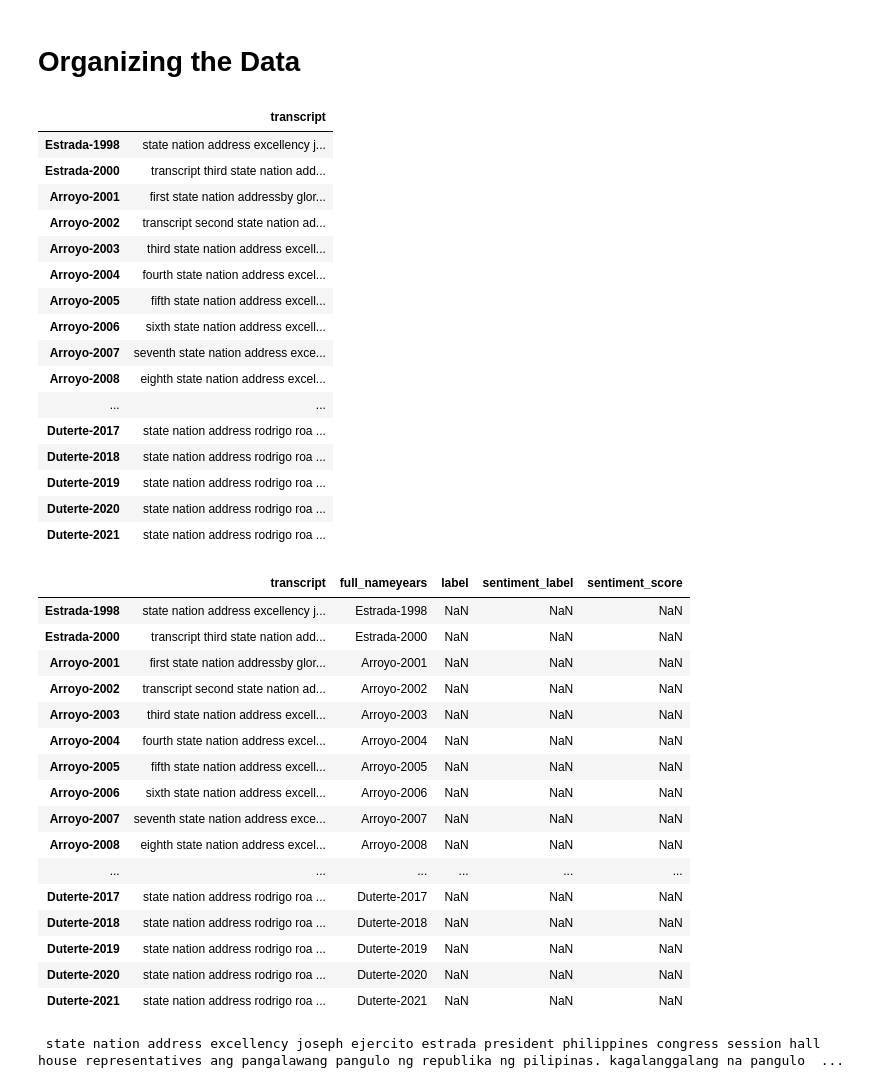
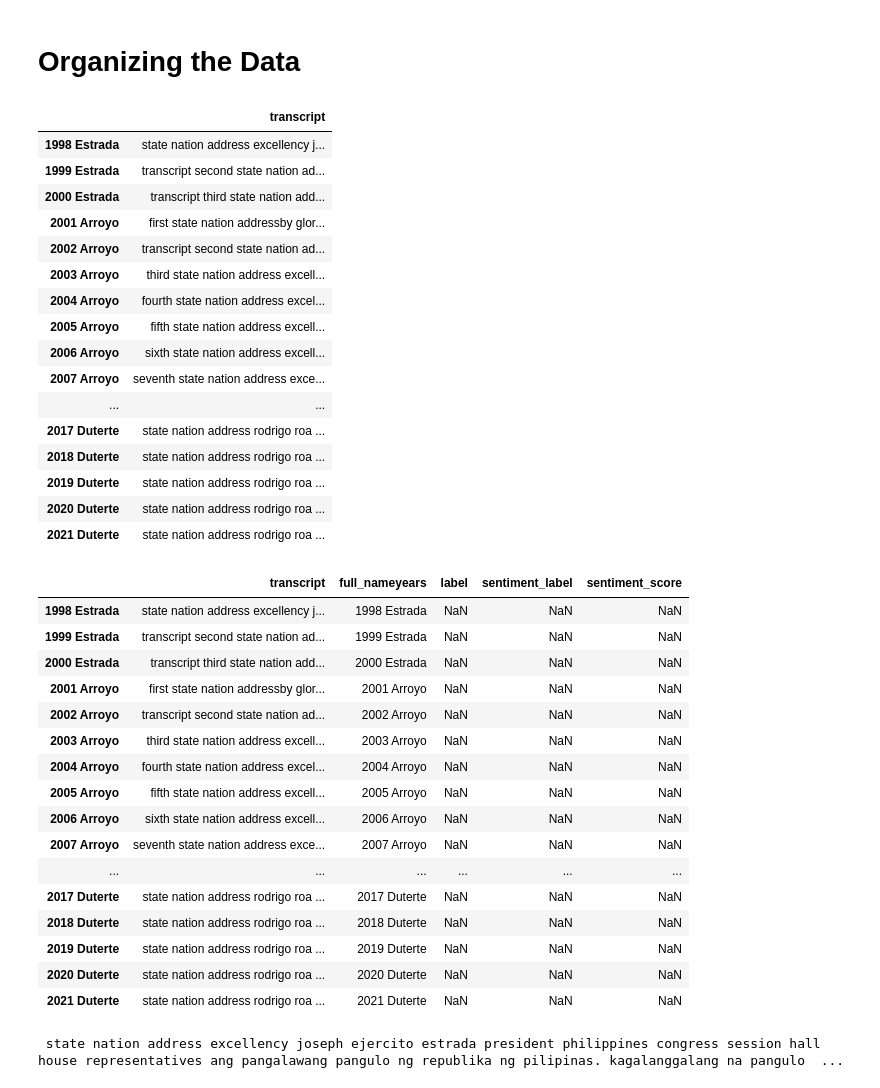
Before and after one commit to cifarisu/BERT-BASED-SENTIMENT-ANALYSIS-OF-FORMER-PRESIDENTS-SONA-SPEECHES, a Jupyter notebook: DataCleaning_app.ipynb, the cells around one changed output. Drawn from its saved outputs; the diff is of its cells as text; code cells hidden in the pictures.

```diff
--- a/DataCleaning_app.ipynb
+++ b/DataCleaning_app.ipynb
@@ -15,6 +13,7 @@ def url_to_transcript(url):
     return text
 
 urls = ['https://www.officialgazette.gov.ph/1998/07/27/joseph-ejercito-estrada-first-state-of-the-nation-address-july-27-1998/',
+        'https://www.officialgazette.gov.ph/1999/07/26/joseph-ejercito-estrada-second-state-of-the-nation-address-july-26-1999/',
         'https://www.officialgazette.gov.ph/2000/07/24/joseph-ejercito-estrada-third-state-of-the-nation-address-july-24-2000/',
         'http://www.officialgazette.gov.ph/2001/07/23/gloria-macapagal-arroyo-first-state-of-the-nation-address-july-23-2001/',
         'http://www.officialgazette.gov.ph/2002/07/22/gloria-macapagal-arroyo-second-state-of-the-nation-address-july-22-2002/',
@@ -25,6 +24,8 @@ urls = ['https://www.officialgazette.gov.ph/1998/07/27/joseph-ejercito-estrada-f
         'http://www.officialgazette.gov.ph/2007/07/23/gloria-macapagal-arroyo-seventh-state-of-the-nation-address-july-23-2007/',
         'http://www.officialgazette.gov.ph/2008/07/28/gloria-macapagal-arroyo-eighth-state-of-the-nation-address-july-28-2008/',
         'http://www.officialgazette.gov.ph/2009/07/27/gloria-macapagal-arroyo-ninth-state-of-the-nation-address-july-27-2009/',
+        'https://www.officialgazette.gov.ph/2010/07/26/state-of-the-nation-address-2010/',
+        'https://www.officialgazette.gov.ph/2011/07/25/benigno-s-aquino-iii-second-state-of-the-nation-address-july-25-2011/',
         'https://www.officialgazette.gov.ph/2012/07/23/english-translation-benigno-s-aquino-iii-third-state-of-the-nation-address-july-23-2012/',
         'https://www.officialgazette.gov.ph/2013/07/22/english-benigno-s-aquino-iii-fourth-state-of-the-nation-address-july-22-2013/',
         'https://www.officialgazette.gov.ph/2014/07/28/english-benigno-s-aquino-iii-fifth-state-of-the-nation-address-july-28-2014/',
@@ -37,9 +38,9 @@ urls = ['https://www.officialgazette.gov.ph/1998/07/27/joseph-ejercito-estrada-f
         'https://www.officialgazette.gov.ph/2021/07/26/rodrigo-roa-duterte-sixth-state-of-the-nation-address-july-26-2021/']
 
 # President names
-presidents = ['Estrada-1998', 'Estrada-2000', 'Arroyo-2001', 'Arroyo-2002', 'Arroyo-2003', 'Arroyo-2004', 'Arroyo-2005',
-             'Arroyo-2006', 'Arroyo-2007', 'Arroyo-2008', 'Arroyo-2009', 'Aquino-2012', 'Aquino-2013', 'Aquino-2014', 'Aquino-2015',
-             'Duterte-2016', 'Duterte-2017', 'Duterte-2018', 'Duterte-2019', 'Duterte-2020', 'Duterte-2021']
+presidents = ['1998 Estrada', '1999 Estrada','2000 Estrada', '2001 Arroyo', '2002 Arroyo', '2003 Arroyo', '2004 Arroyo', '2005 Arroyo',
+             '2006 Arroyo', '2007 Arroyo', '2008 Arroyo', '2009 Arroyo', '2010 Aquino', '2011 Aquino', '2012 Aquino', '2013 Aquino', '2014 Aquino', '2015 Aquino',
+             '2016 Duterte', '2017 Duterte', '2018 Duterte', '2019 Duterte', '2020 Duterte', '2021 Duterte']
 # %%
 # # Actually request transcripts (takes a few minutes to run)
 transcripts = [url_to_transcript(u) for u in urls]
@@ -253,49 +257,49 @@ data_clean
 data_clean
 # %% [output]
 |  | transcript |
-| Estrada-1998 | state nation address excellency j... |
-| Estrada-2000 | transcript third state nation add... |
-| Arroyo-2001 | first state nation addressby glor... |
-| Arroyo-2002 | transcript second state nation ad... |
-| Arroyo-2003 | third state nation address excell... |
-| Arroyo-2004 | fourth state nation address excel... |
-| Arroyo-2005 | fifth state nation address excell... |
-| Arroyo-2006 | sixth state nation address excell... |
-| Arroyo-2007 | seventh state nation address exce... |
-| Arroyo-2008 | eighth state nation address excel... |
+| 1998 Estrada | state nation address excellency j... |
+| 1999 Estrada | transcript second state nation ad... |
+| 2000 Estrada | transcript third state nation add... |
+| 2001 Arroyo | first state nation addressby glor... |
+| 2002 Arroyo | transcript second state nation ad... |
+| 2003 Arroyo | third state nation address excell... |
+| 2004 Arroyo | fourth state nation address excel... |
+| 2005 Arroyo | fifth state nation address excell... |
+| 2006 Arroyo | sixth state nation address excell... |
+| 2007 Arroyo | seventh state nation address exce... |
 | ... | ... |
-| Duterte-2017 | state nation address rodrigo roa ... |
-| Duterte-2018 | state nation address rodrigo roa ... |
-| Duterte-2019 | state nation address rodrigo roa ... |
-| Duterte-2020 | state nation address rodrigo roa ... |
-| Duterte-2021 | state nation address rodrigo roa ... |
+| 2017 Duterte | state nation address rodrigo roa ... |
+| 2018 Duterte | state nation address rodrigo roa ... |
+| 2019 Duterte | state nation address rodrigo roa ... |
+| 2020 Duterte | state nation address rodrigo roa ... |
+| 2021 Duterte | state nation address rodrigo roa ... |
 # %%
 # Let's add the presidents' full names and year as well
-full_namesyears =  ['Estrada-1998', 'Estrada-2000', 'Arroyo-2001', 'Arroyo-2002', 'Arroyo-2003', 'Arroyo-2004', 'Arroyo-2005',
-             'Arroyo-2006', 'Arroyo-2007', 'Arroyo-2008', 'Arroyo-2009', 'Aquino-2012', 'Aquino-2013', 'Aquino-2014', 'Aquino-2015',
-             'Duterte-2016', 'Duterte-2017', 'Duterte-2018', 'Duterte-2019', 'Duterte-2020', 'Duterte-2021']
+full_namesyears =  ['1998 Estrada', '1999 Estrada','2000 Estrada', '2001 Arroyo', '2002 Arroyo', '2003 Arroyo', '2004 Arroyo', '2005 Arroyo',
+             '2006 Arroyo', '2007 Arroyo', '2008 Arroyo', '2009 Arroyo', '2010 Aquino', '2011 Aquino', '2012 Aquino', '2013 Aquino', '2014 Aquino', '2015 Aquino',
+             '2016 Duterte', '2017 Duterte', '2018 Duterte', '2019 Duterte', '2020 Duterte', '2021 Duterte']
 
 data_clean['full_nameyears'] = full_namesyears
 data_clean['label'] = pd.Series(['speech' for _ in range(len(data_clean.index))])
 data_clean['sentiment_label'] = pd.Series(['speech' for _ in range(len(data_clean.index))])
 data_clean['sentiment_score'] = pd.Series(['speech' for _ in range(len(data_clean.index))])
 data_clean
 # %% [output]
 |  | transcript | full_nameyears | label | sentiment_label | sentiment_score |
-| Estrada-1998 | state nation address excellency j... | Estrada-1998 | NaN | NaN | NaN |
-| Estrada-2000 | transcript third state nation add... | Estrada-2000 | NaN | NaN | NaN |
-| Arroyo-2001 | first state nation addressby glor... | Arroyo-2001 | NaN | NaN | NaN |
-| Arroyo-2002 | transcript second state nation ad... | Arroyo-2002 | NaN | NaN | NaN |
-| Arroyo-2003 | third state nation address excell... | Arroyo-2003 | NaN | NaN | NaN |
-| Arroyo-2004 | fourth state nation address excel... | Arroyo-2004 | NaN | NaN | NaN |
-| Arroyo-2005 | fifth state nation address excell... | Arroyo-2005 | NaN | NaN | NaN |
-| Arroyo-2006 | sixth state nation address excell... | Arroyo-2006 | NaN | NaN | NaN |
-| Arroyo-2007 | seventh state nation address exce... | Arroyo-2007 | NaN | NaN | NaN |
-| Arroyo-2008 | eighth state nation address excel... | Arroyo-2008 | NaN | NaN | NaN |
+| 1998 Estrada | state nation address excellency j... | 1998 Estrada | NaN | NaN | NaN |
+| 1999 Estrada | transcript second state nation ad... | 1999 Estrada | NaN | NaN | NaN |
+| 2000 Estrada | transcript third state nation add... | 2000 Estrada | NaN | NaN | NaN |
+| 2001 Arroyo | first state nation addressby glor... | 2001 Arroyo | NaN | NaN | NaN |
+| 2002 Arroyo | transcript second state nation ad... | 2002 Arroyo | NaN | NaN | NaN |
+| 2003 Arroyo | third state nation address excell... | 2003 Arroyo | NaN | NaN | NaN |
+| 2004 Arroyo | fourth state nation address excel... | 2004 Arroyo | NaN | NaN | NaN |
+| 2005 Arroyo | fifth state nation address excell... | 2005 Arroyo | NaN | NaN | NaN |
+| 2006 Arroyo | sixth state nation address excell... | 2006 Arroyo | NaN | NaN | NaN |
+| 2007 Arroyo | seventh state nation address exce... | 2007 Arroyo | NaN | NaN | NaN |
 | ... | ... | ... | ... | ... | ... |
-| Duterte-2017 | state nation address rodrigo roa ... | Duterte-2017 | NaN | NaN | NaN |
-| Duterte-2018 | state nation address rodrigo roa ... | Duterte-2018 | NaN | NaN | NaN |
-| Duterte-2019 | state nation address rodrigo roa ... | Duterte-2019 | NaN | NaN | NaN |
-| Duterte-2020 | state nation address rodrigo roa ... | Duterte-2020 | NaN | NaN | NaN |
-| Duterte-2021 | state nation address rodrigo roa ... | Duterte-2021 | NaN | NaN | NaN |
+| 2017 Duterte | state nation address rodrigo roa ... | 2017 Duterte | NaN | NaN | NaN |
+| 2018 Duterte | state nation address rodrigo roa ... | 2018 Duterte | NaN | NaN | NaN |
+| 2019 Duterte | state nation address rodrigo roa ... | 2019 Duterte | NaN | NaN | NaN |
+| 2020 Duterte | state nation address rodrigo roa ... | 2020 Duterte | NaN | NaN | NaN |
+| 2021 Duterte | state nation address rodrigo roa ... | 2021 Duterte | NaN | NaN | NaN |
 # %%
```
Also changed, not shown: parts of 14 cells of this notebook, 25 other files.
